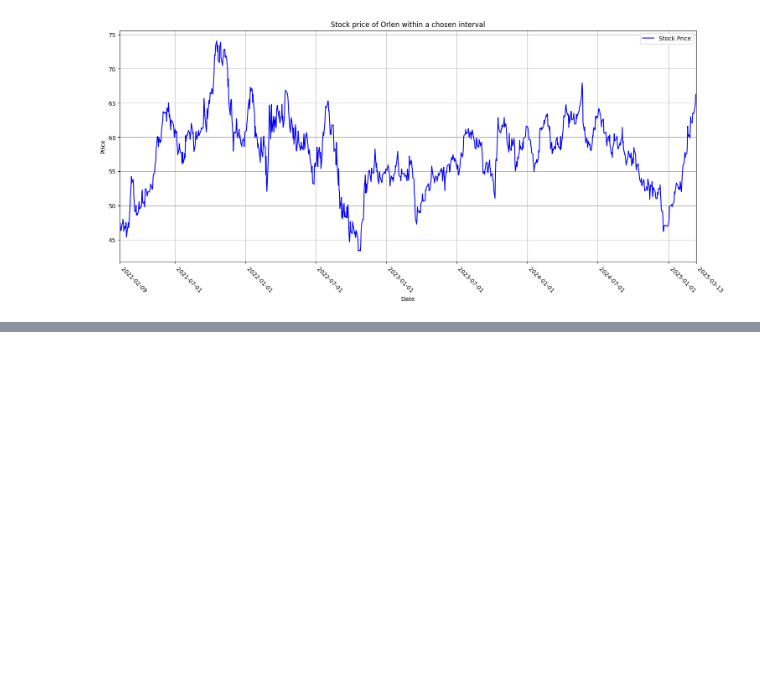
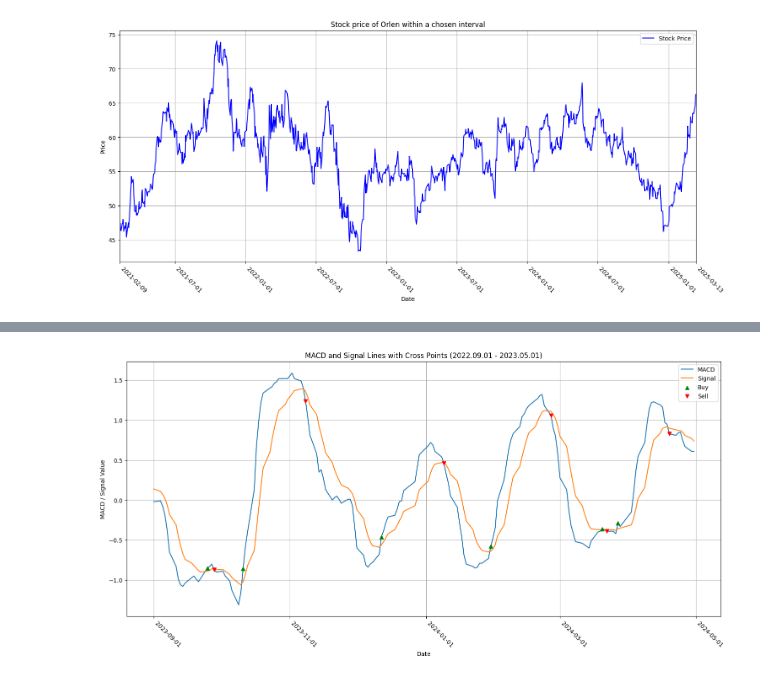
Before and after one commit to BenJurewicz/PG-MN-Project1-MACD, a Jupyter notebook: main.ipynb, the cells around one changed output, grey strips where cells are left out. Drawn from its saved outputs; the diff is of its cells as text; code cells hidden in the pictures; blank space fills up the shorter version.

```diff
--- a/main.ipynb
+++ b/main.ipynb
@@ -262,0 +300,38 @@ plt.show()
+# %%
+# --- Second Plot: Illustrating Another Transaction ---
+start_date_plot2 = pd.to_datetime('2023-09-01')
+end_date_plot2 = pd.to_datetime('2024-05-01')
+
+ms_plot2 = MS[(MS['Date'] >= start_date_plot2) & (MS['Date'] <= end_date_plot2)].copy()
+stock_data_plot2 = stock_data[(stock_data['Date'] >= start_date_plot2) & (stock_data['Date'] <= end_date_plot2)].copy()
+cross_points_plot2 = cross_points[(cross_points['Date'] >= start_date_plot2) & (cross_points['Date'] <= end_date_plot2)].copy()
+
+fig2, ax2 = plt.subplots(figsize=(15, 7))
+ax2.plot(ms_plot2['Date'], ms_plot2.iloc[:, 1], label='MACD')
+ax2.plot(ms_plot2['Date'], ms_plot2['Signal'], label='Signal')
+
+buy_points_plot2 = cross_points_plot2[cross_points_plot2['Cross Point'] == 'Buy']
+ax2.scatter(buy_points_plot2['Date'], ms_plot2[ms_plot2['Date'].isin(buy_points_plot2['Date'])].iloc[:, 1],
+            marker='^', color='green', s=40, label='Buy', zorder=2)
+
+sell_points_plot2 = cross_points_plot2[cross_points_plot2['Cross Point'] == 'Sell']
+ax2.scatter(sell_points_plot2['Date'], ms_plot2[ms_plot2['Date'].isin(sell_points_plot2['Date'])].iloc[:, 1],
+            marker='v', color='red', s=40, label='Sell', zorder=2)
+
+ax2.set_xlabel('Date')
+ax2.set_ylabel('MACD / Signal Value')
+ax2.set_title('MACD and Signal Lines with Cross Points (2022.09.01 - 2023.05.01)')
+ax2.legend()
+ax2.grid(True)
+plt.tight_layout()
+
+locator2 = mdates.MonthLocator(interval=2)
+ax2.xaxis.set_major_locator(locator2)
+formatter2 = mdates.DateFormatter('%Y-%m-%d')
+ax2.xaxis.set_major_formatter(formatter2)
+plt.xticks(rotation=-45, ha='left')
+
+plt.savefig('plots/macd_signal_transaction2.png', dpi=200, bbox_inches='tight')
+plt.show()
+# %% [output]
+[figure, added]
```
Also changed, not shown: parts of 4 cells of this notebook, 5 other files.
